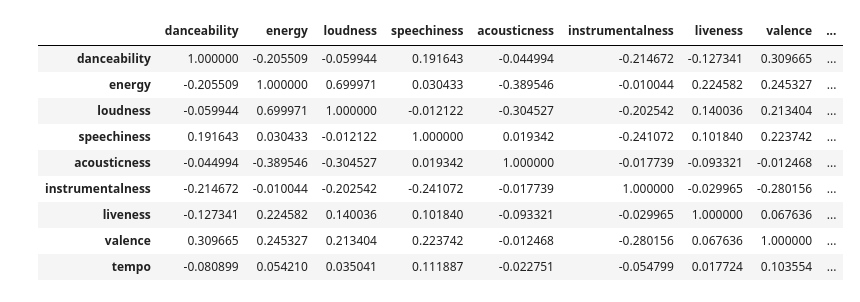
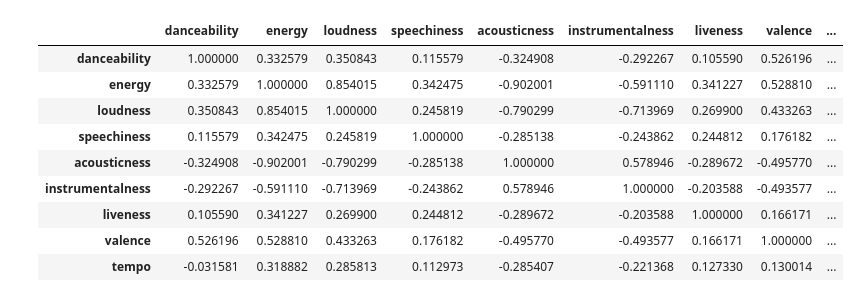
Before and after one commit to olalekeolaleke/Track-Information-and-Mood-Detector, a Jupyter notebook: analysis.ipynb, the cells around one changed output. Cells and saved outputs as stored; diff of their text form; code cells hidden in the pictures.

```diff
--- a/analysis.ipynb
+++ b/analysis.ipynb
@@ -15,5 +13,7 @@ from sklearn.preprocessing import MinMaxScaler
 # %%
-# reading csv file
-data_df = pd.read_csv("data/music_data.csv")
-data_df.head()
+# Creating csv path and loading second data in Pandas DataFrame
+
+csv_path = ("data/mood_data.csv")
+df = pd.read_csv(csv_path)
+df.head()
 # %% [output]
@@ -55,8 +54,8 @@ data_df.shape
 chosen_cols = ['danceability', 'energy', 'loudness', 'speechiness',
                          'acousticness', 'instrumentalness', 'liveness', 'valence', 'tempo']
 
-real_df = data_df[chosen_cols].copy()
+data_df = df[chosen_cols].copy()
 
-real_df.head()
+data_df.head()
 # %% [output]
 |  | danceability | energy | loudness | speechiness | acousticness | instrumentalness | liveness | valence | ... |
@@ -82,15 +81,15 @@ real_df.describe()
 # %%
 # Displaying the Correlations between each of attributes
 
-real_df.corr()
+data_df.corr()
 # %% [output]
 |  | danceability | energy | loudness | speechiness | acousticness | instrumentalness | liveness | valence | ... |
-| danceability | 1.000000 | -0.205509 | -0.059944 | 0.191643 | -0.044994 | -0.214672 | -0.127341 | 0.309665 | ... |
-| energy | -0.205509 | 1.000000 | 0.699971 | 0.030433 | -0.389546 | -0.010044 | 0.224582 | 0.245327 | ... |
-| loudness | -0.059944 | 0.699971 | 1.000000 | -0.012122 | -0.304527 | -0.202542 | 0.140036 | 0.213404 | ... |
-| speechiness | 0.191643 | 0.030433 | -0.012122 | 1.000000 | 0.019342 | -0.241072 | 0.101840 | 0.223742 | ... |
-| acousticness | -0.044994 | -0.389546 | -0.304527 | 0.019342 | 1.000000 | -0.017739 | -0.093321 | -0.012468 | ... |
-| instrumentalness | -0.214672 | -0.010044 | -0.202542 | -0.241072 | -0.017739 | 1.000000 | -0.029965 | -0.280156 | ... |
-| liveness | -0.127341 | 0.224582 | 0.140036 | 0.101840 | -0.093321 | -0.029965 | 1.000000 | 0.067636 | ... |
-| valence | 0.309665 | 0.245327 | 0.213404 | 0.223742 | -0.012468 | -0.280156 | 0.067636 | 1.000000 | ... |
-| tempo | -0.080899 | 0.054210 | 0.035041 | 0.111887 | -0.022751 | -0.054799 | 0.017724 | 0.103554 | ... |
+| danceability | 1.000000 | 0.332579 | 0.350843 | 0.115579 | -0.324908 | -0.292267 | 0.105590 | 0.526196 | ... |
+| energy | 0.332579 | 1.000000 | 0.854015 | 0.342475 | -0.902001 | -0.591110 | 0.341227 | 0.528810 | ... |
+| loudness | 0.350843 | 0.854015 | 1.000000 | 0.245819 | -0.790299 | -0.713969 | 0.269900 | 0.433263 | ... |
+| speechiness | 0.115579 | 0.342475 | 0.245819 | 1.000000 | -0.285138 | -0.243862 | 0.244812 | 0.176182 | ... |
+| acousticness | -0.324908 | -0.902001 | -0.790299 | -0.285138 | 1.000000 | 0.578946 | -0.289672 | -0.495770 | ... |
+| instrumentalness | -0.292267 | -0.591110 | -0.713969 | -0.243862 | 0.578946 | 1.000000 | -0.203588 | -0.493577 | ... |
+| liveness | 0.105590 | 0.341227 | 0.269900 | 0.244812 | -0.289672 | -0.203588 | 1.000000 | 0.166171 | ... |
+| valence | 0.526196 | 0.528810 | 0.433263 | 0.176182 | -0.495770 | -0.493577 | 0.166171 | 1.000000 | ... |
+| tempo | -0.031581 | 0.318882 | 0.285813 | 0.112973 | -0.285407 | -0.221368 | 0.127330 | 0.130014 | ... |
```
Also changed, not shown: parts of 16 cells of this notebook, 3 other files.
